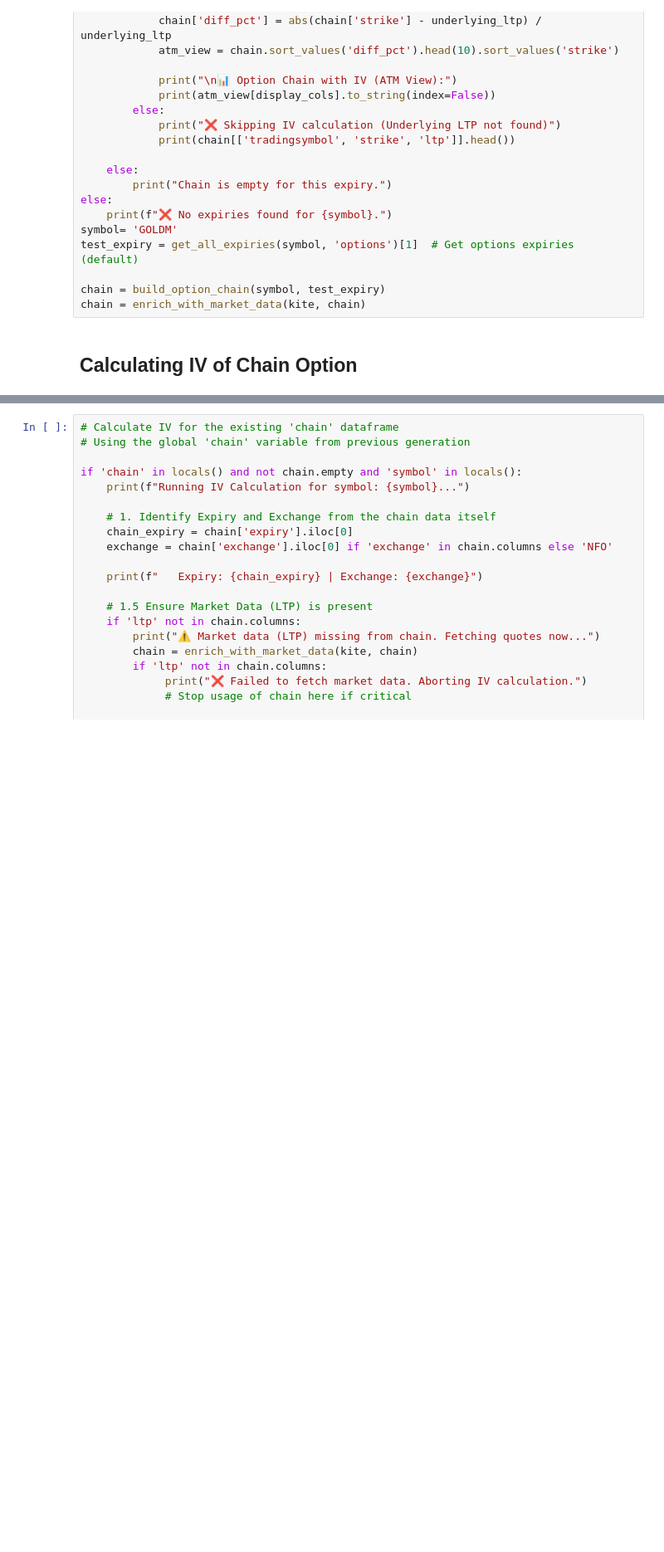
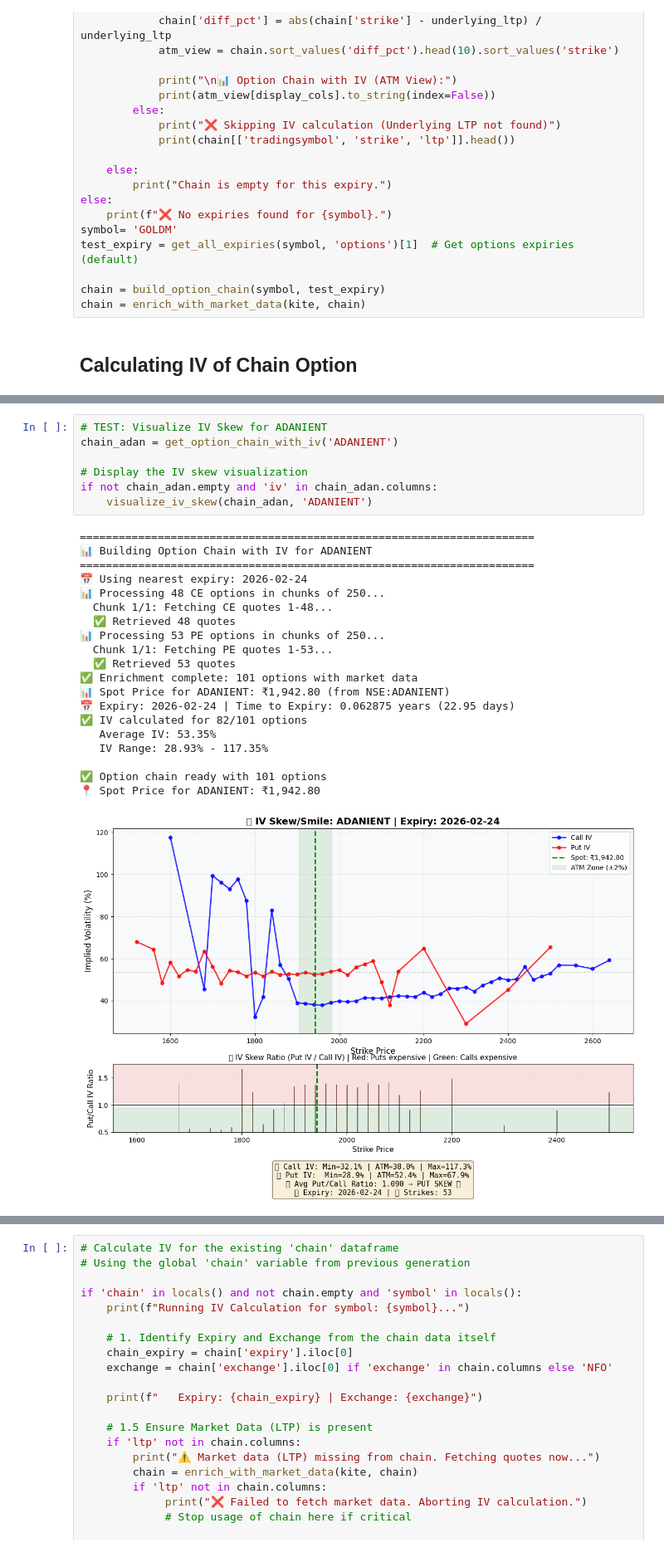
Before and after one commit to sathyakumarnandakumar-cmyk/project-pykite, a Jupyter notebook: tests.ipynb, the cells around one changed output, grey strips where cells are left out. Shown at 83% size. Cells and saved outputs as stored; diff of their text form; blank space fills up the shorter version.

Commit message:
Added IV charts

```diff
--- a/tests.ipynb
+++ b/tests.ipynb
@@ -1149,0 +1460,28 @@ SyntaxError: expected 'except' or 'finally' block (2496794002.py, line 15)
+# %%
+# TEST: Visualize IV Skew for ADANIENT
+chain_adan = get_option_chain_with_iv('ADANIENT')
+
+# Display the IV skew visualization
+if not chain_adan.empty and 'iv' in chain_adan.columns:
+    visualize_iv_skew(chain_adan, 'ADANIENT')
+# %% [output]
+======================================================================
+📊 Building Option Chain with IV for ADANIENT
+======================================================================
+📅 Using nearest expiry: 2026-02-24
+📊 Processing 48 CE options in chunks of 250...
+  Chunk 1/1: Fetching CE quotes 1-48...
+  ✅ Retrieved 48 quotes
+📊 Processing 53 PE options in chunks of 250...
+  Chunk 1/1: Fetching PE quotes 1-53...
+  ✅ Retrieved 53 quotes
+✅ Enrichment complete: 101 options with market data
+📊 Spot Price for ADANIENT: ₹1,942.80 (from NSE:ADANIENT)
+📅 Expiry: 2026-02-24 | Time to Expiry: 0.062875 years (22.95 days)
+✅ IV calculated for 82/101 options
+   Average IV: 53.35%
+   IV Range: 28.93% - 117.35%
+
+✅ Option chain ready with 101 options
+📍 Spot Price for ADANIENT: ₹1,942.80
+[figure, added]
```
Also changed, not shown: parts of 12 cells of this notebook.
